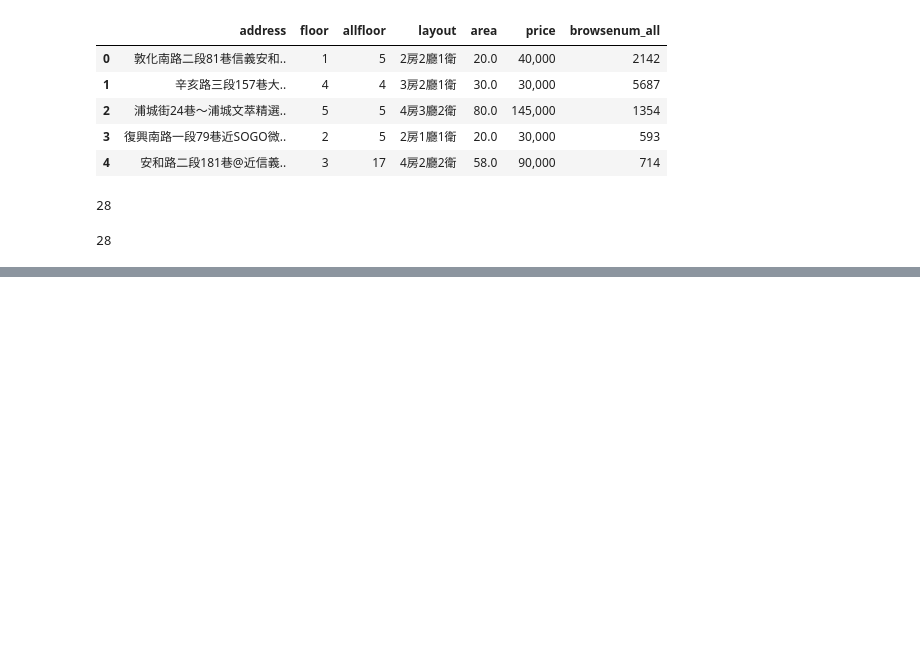
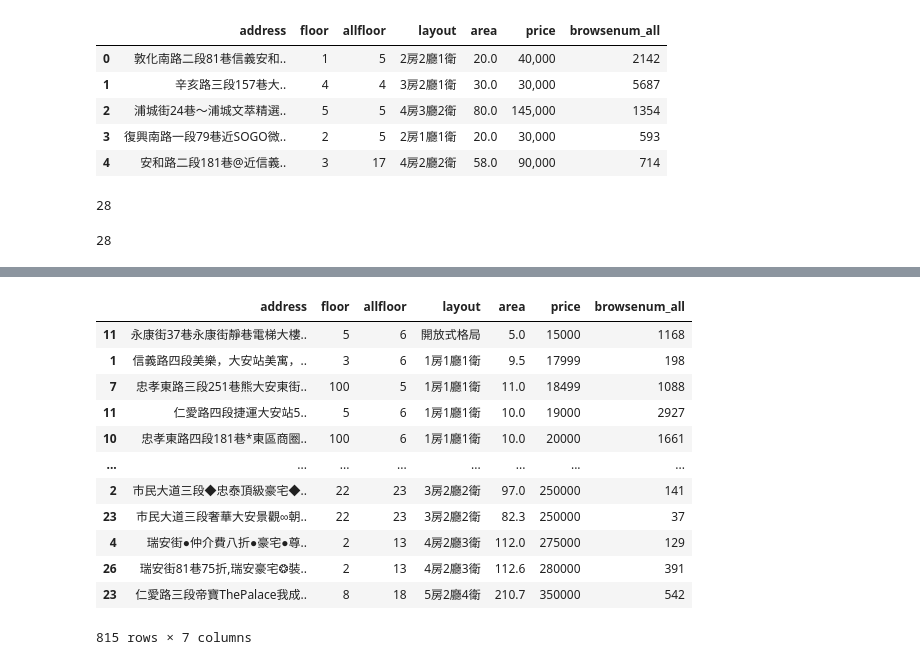
Before and after one commit to ywchiu/tibamepy, a Jupyter notebook: Demo20200912.ipynb, the cells around one changed output, grey strips where cells are left out. Cells and saved outputs as stored; diff of their text form; code cells hidden in the pictures; blank space fills up the shorter version.

```diff
--- a/Demo20200912.ipynb
+++ b/Demo20200912.ipynb
@@ -799,3 +799,8 @@ len(houseary)
 housedf = pandas.concat(houseary)
 # %%
 housedf.to_excel('house591.xlsx')
+# %%
+housedf = housedf[['address', 'floor', 'allfloor', 'layout','area',
+'price','browsenum_all']]
+# %%
+housedf['price'] = housedf['price'].map(lambda e :int(e.replace(',','')))
@@ -801,0 +816,16 @@ housedf.to_excel('house591.xlsx')
+# %%
+housedf.sort_values('price', ascending = True)
+# %% [output]
+|  | address | floor | allfloor | layout | area | price | browsenum_all |
+| 11 | 永康街37巷永康街靜巷電梯大樓.. | 5 | 6 | 開放式格局 | 5.0 | 15000 | 1168 |
+| 1 | 信義路四段美樂，大安站美寓，.. | 3 | 6 | 1房1廳1衛 | 9.5 | 17999 | 198 |
+| 7 | 忠孝東路三段251巷熊大安東街.. | 100 | 5 | 1房1廳1衛 | 11.0 | 18499 | 1088 |
+| 11 | 仁愛路四段捷運大安站5.. | 5 | 6 | 1房1廳1衛 | 10.0 | 19000 | 2927 |
+| 10 | 忠孝東路四段181巷*東區商圈.. | 100 | 6 | 1房1廳1衛 | 10.0 | 20000 | 1661 |
+| ... | ... | ... | ... | ... | ... | ... | ... |
+| 2 | 市民大道三段◆忠泰頂級豪宅◆.. | 22 | 23 | 3房2廳2衛 | 97.0 | 250000 | 141 |
+| 23 | 市民大道三段奢華大安景觀∞朝.. | 22 | 23 | 3房2廳2衛 | 82.3 | 250000 | 37 |
+| 4 | 瑞安街●仲介費八折●豪宅●尊.. | 2 | 13 | 4房2廳3衛 | 112.0 | 275000 | 129 |
+| 26 | 瑞安街81巷75折,瑞安豪宅❂裝.. | 2 | 13 | 4房2廳3衛 | 112.6 | 280000 | 391 |
+| 23 | 仁愛路三段帝寶ThePalace我成.. | 8 | 18 | 5房2廳4衛 | 210.7 | 350000 | 542 |
+815 rows × 7 columns
```
Also changed, not shown: parts of 5 cells of this notebook.
